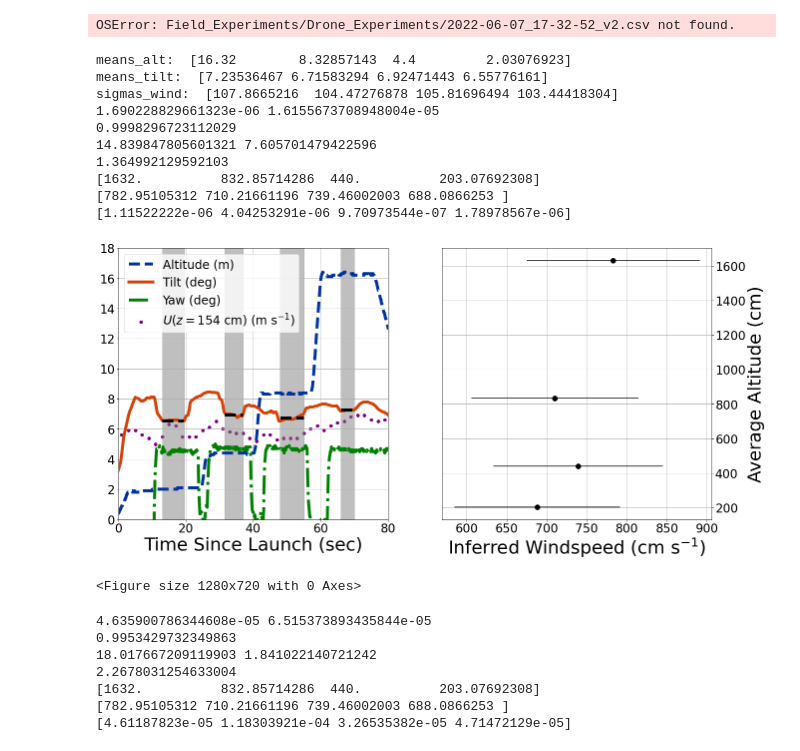
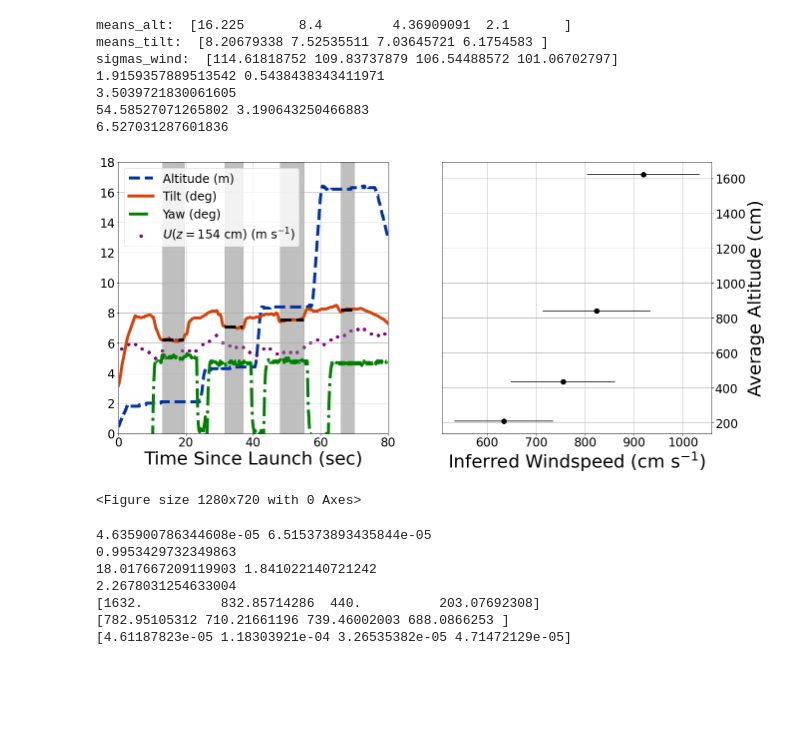
Before and after one commit to BoiseStatePlanetary/Optimizing-Number-and-Placement-of-Anemometers, a Jupyter notebook: figures and data/Inspecting Flight Files.ipynb, the cells around one changed output. Saved outputs shown, nothing was run; the diff lists cells and outputs as text; code cells hidden in the pictures; blank space fills up the shorter version.

```diff
--- a/figures and data/Inspecting Flight Files.ipynb
+++ b/figures and data/Inspecting Flight Files.ipynb
@@ -13,13 +13,6 @@ aspect_ratio = 16./9 # On HD projectors nowadays, this is the aspect ratio.
                      # so I make my figures using that ratio so they show up nicely in presentations.
 BoiseState_blue = "#0033A0"
 BoiseState_orange = "#D64309"
-# %%
-filename ="Field_Experiments/Drone_Experiments/2022-06-07_17-32-52_v2.csv"
-data = np.genfromtxt(filename, delimiter=',', names=True)
-
-print(data.dtype.names)
-# %% [output]
-OSError: Field_Experiments/Drone_Experiments/2022-06-07_17-32-52_v2.csv not found.
 # %%
 def calc_mean_tilt_and_alt(time, tilt, alt, min_time, max_time):
     profile_point = (time > min_time) & (time < max_time)
@@ -40,7 +33,8 @@ ax1 = fig.add_subplot(121)
 ax2 = fig.add_subplot(122)
 
 # 2, 4, 8, 16 m altitude with 10-s dwells with yaw signaling
-filename ="Field_Experiments/Drone_Experiments/2022-06-08_17-40-07_v2 - profile.csv"
+# filename = "Field_Experiments/Drone_Experiments/2022-06-08_17-40-07_v2 - profile.csv"
+filename = "Field_Experiments/Drone_Experiments/2022-06-08_17-49-18_v2.csv"
 data = np.genfromtxt(filename, delimiter=',', names=True)
 
 fig = plt.figure(figsize=(10*aspect_ratio, 10))
@@ -159,47 +153,44 @@ y_sigma = sigmas_wind*100
 
 ax2.errorbar(y, x, marker='o', markersize=10, xerr=y_sigma, color='k', ls='')
 ax2.yaxis.tick_right()
 ax2.yaxis.set_label_position("right")
 ax2.tick_params(labelsize=24)
 ax2.set_ylabel("Average Altitude (cm)", fontsize=36)
 ax2.set_xlabel(r'Inferred Windspeed $\left( { \rm cm\ s^{-1} } \right)$', fontsize=36)
 ax2.grid(True)
 
 log_z = np.log(x/np.min(x))
 popt, pcov = curve_fit(lin_fit, log_z, y, sigma=y_sigma)
 unc = np.sqrt(np.diag(pcov))
 ustar = calc_ustar_from_slope(kappa, popt[0])
 sigma_ustar = calc_sigma_ustar(kappa, unc[0])
 zstar = calc_zstar_from_slope_and_intercept(np.min(x), popt[0], popt[1])
 
 sigma_zstar = calc_sigma_zstar(np.min(means_alt)*100, popt[0], popt[1], unc[0], unc[1])
 
 print(zstar, sigma_zstar)
 best_fit_zstar = 0.01
 best_fit_zstar_sigma = 0.01
 print(np.abs(zstar - best_fit_zstar)/np.sqrt(sigma_zstar**2 + best_fit_zstar_sigma**2))
 print(ustar, sigma_ustar)
 best_fit_ustar = 26.
 best_fit_ustar_sigma = 3.
 print(np.abs(ustar - best_fit_ustar)/np.sqrt(sigma_ustar**2 + best_fit_ustar_sigma**2))
 
-print(x)
-print(y)
-print(x*np.exp(-kappa*y/ustar))
+# print(x)
+# print(y)
+# print(x*np.exp(-kappa*y/ustar))
 
 # fig.savefig("../../wind_profile_experiment_2022-06-07_16-53-23_v2.jpg", dpi=300, bbox_inches="tight")
 # %% [output]
-means_alt:  [16.32        8.32857143  4.4         2.03076923]
-means_tilt:  [7.23536467 6.71583294 6.92471443 6.55776161]
-sigmas_wind:  [107.8665216  104.47276878 105.81696494 103.44418304]
-1.690228829661323e-06 1.6155673708948004e-05
-0.9998296723112029
-14.839847805601321 7.605701479422596
-1.364992129592103
-[1632.          832.85714286  440.          203.07692308]
-[782.95105312 710.21661196 739.46002003 688.0866253 ]
-[1.11522222e-06 4.04253291e-06 9.70973544e-07 1.78978567e-06]
+means_alt:  [16.225       8.4         4.36909091  2.1       ]
+means_tilt:  [8.20679338 7.52535511 7.03645721 6.1754583 ]
+sigmas_wind:  [114.61818752 109.83737879 106.54488572 101.06702797]
+1.9159357889513542 0.5438438343411971
+3.5039721830061605
+54.58527071265802 3.190643250466883
+6.527031287601836
-[figure, old version]
+[figure, new version]
 <Figure size 1280x720 with 0 Axes>
 # %%
 kappa = 0.4
```
Also changed, not shown: parts of 3 cells of this notebook.
